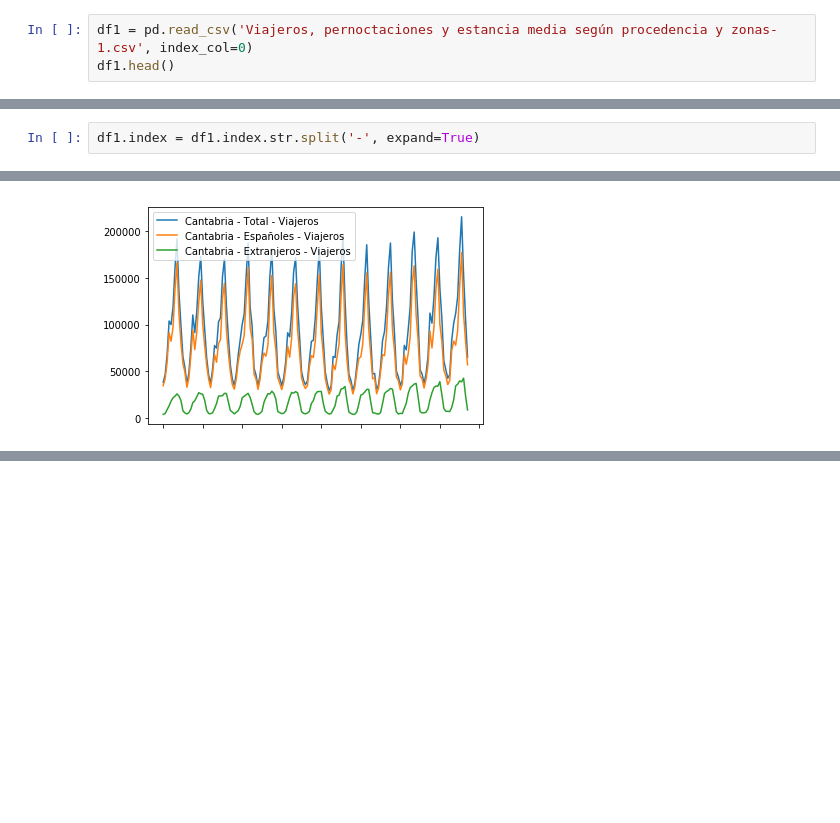
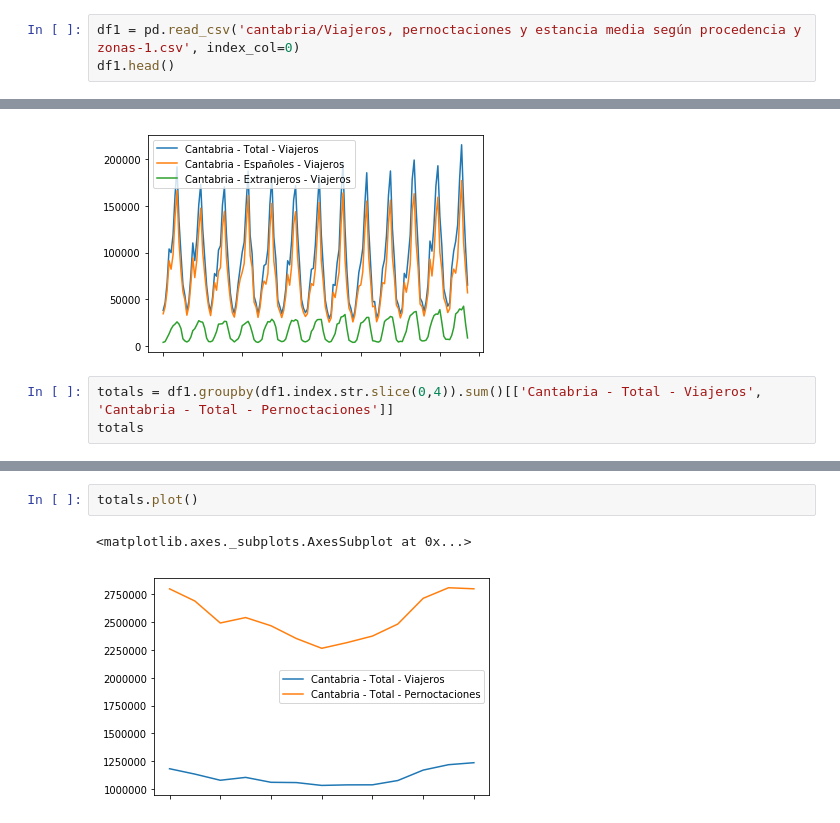
Before and after one commit to joseney19/tg, a Jupyter notebook: ImpactoTurismoCantabria.ipynb, the cells around one changed output, grey strips where cells are left out. Saved outputs shown, nothing was run; the diff lists cells and outputs as text; blank space fills up the shorter version.

```diff
--- a/ImpactoTurismoCantabria.ipynb
+++ b/ImpactoTurismoCantabria.ipynb
@@ -25,5 +25,5 @@ Datasets turísticos del ICANE:
 # %%
-df1 = pd.read_csv('Viajeros, pernoctaciones y estancia media según procedencia y zonas-1.csv', index_col=0)
+df1 = pd.read_csv('cantabria/Viajeros, pernoctaciones y estancia media según procedencia y zonas-1.csv', index_col=0)
 df1.head()
 # %% [output]
 |  | Cantabria - Total - Viajeros | Cantabria - Total - Pernoctaciones | Cantabria - Total - Estancia media | Cantabria - Españoles - Viajeros | ... |
@@ -84,5 +84,3 @@ else:
     print('Dataset index - ERROR, please check data frame\'s index values')
 # %% [output]
 Dateset index - OK!
-# %%
-df1.index = df1.index.str.split('-', expand=True)
@@ -93,3 +91,6 @@ df1[df1.columns[[0,3,33]]].plot()
 # %% [output]
 <matplotlib.axes._subplots.AxesSubplot at 0x...>
 [figure]
+# %%
+totals = df1.groupby(df1.index.str.slice(0,4)).sum()[['Cantabria - Total - Viajeros', 'Cantabria - Total - Pernoctaciones']]
+totals
@@ -95,0 +112,5 @@ df1[df1.columns[[0,3,33]]].plot()
+# %%
+totals.plot()
+# %% [output]
+<matplotlib.axes._subplots.AxesSubplot at 0x...>
+[figure, added]
```
Also changed, not shown: parts of 8 cells of this notebook, 10 other files.
